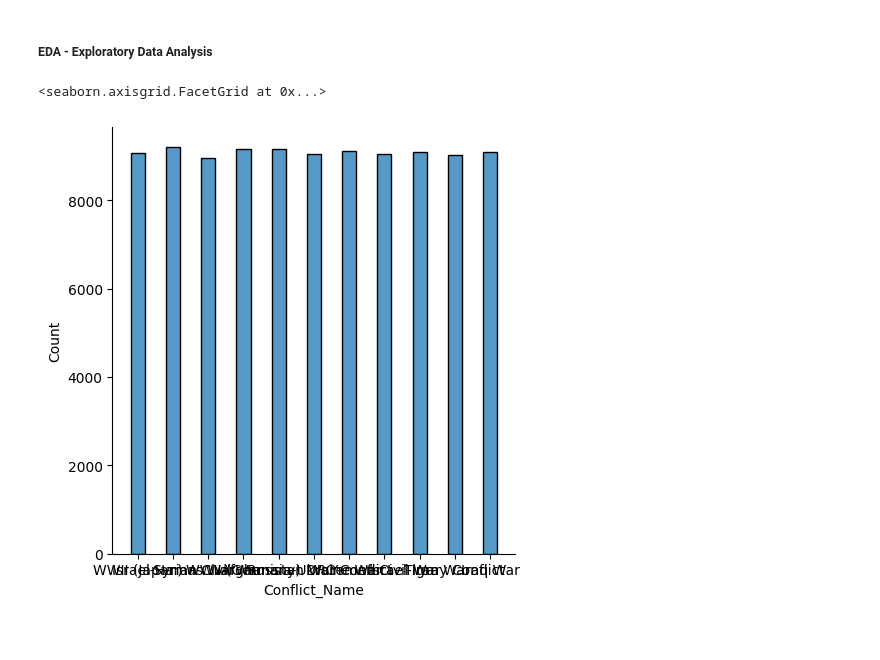
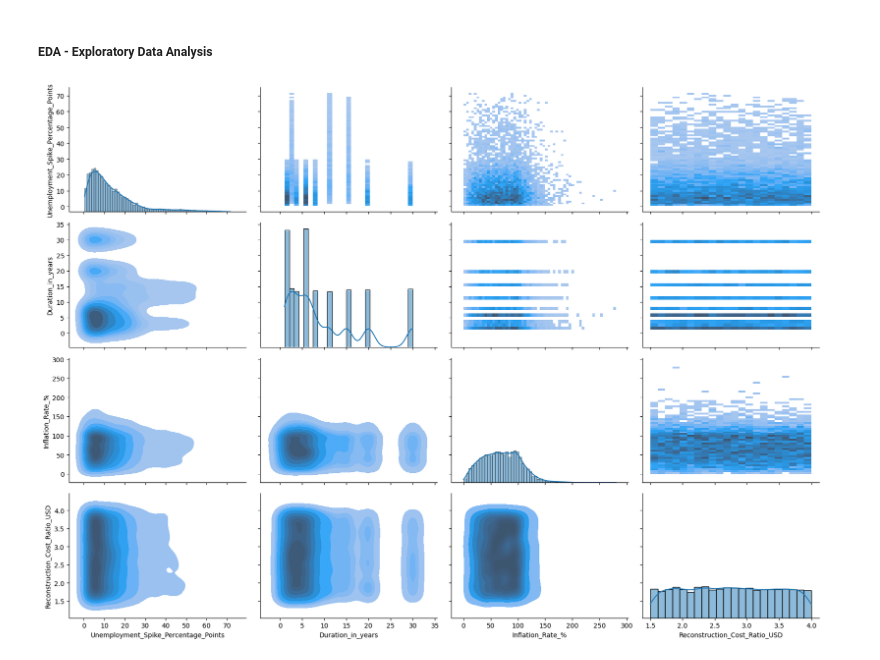
Before and after one commit to J2ckyo/4850-Final-Project, a Jupyter notebook: Data_Rangling.ipynb, the cells around one changed output. Drawn from its saved outputs; the diff is of its cells as text; code cells hidden in the pictures.

Commit message:
Some Data visualization

```diff
--- a/Data_Rangling.ipynb
+++ b/Data_Rangling.ipynb
@@ -196,12 +196,20 @@ df[["Duration_in_years", "Informal_Economy_Size_Spike_%",
 # %%
 import seaborn as sns
 import seaborn.objects as so
 import matplotlib.pyplot as plt
 import matplotlib as mpl
 import numpy as np
 
+# axes = plt.subplots(nrows=4, ncols=4, figsize=(12,11),
+#                     sharex=False, sharey=False)
 
-sns.displot(df, x = "Conflict_Name", bins= 100, shrink = .4)
+s = df[["Unemployment_Spike_Percentage_Points", "Duration_in_years", "Inflation_Rate_%", "Reconstruction_Cost_Ratio_USD"]].sample(frac=0.10)
+g = sns.PairGrid(s, height = 3.0, aspect = 1.4, despine = True)
+g.map_upper(sns.histplot)
+g.map_lower(sns.kdeplot, fill = True)
+g.map_diag(sns.histplot, kde = True)
+
+plt.tight_layout()
+plt.show()
 # %% [output]
-<seaborn.axisgrid.FacetGrid at 0x...>
-[figure, old version]
+[figure, new version]
```
Also changed, not shown: parts of 3 cells of this notebook.
